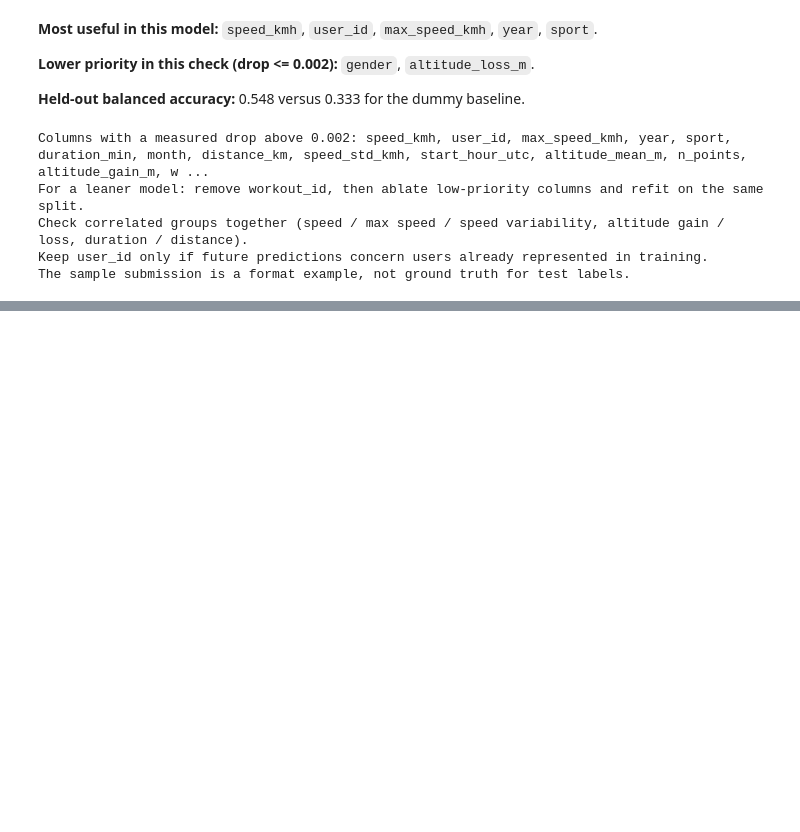
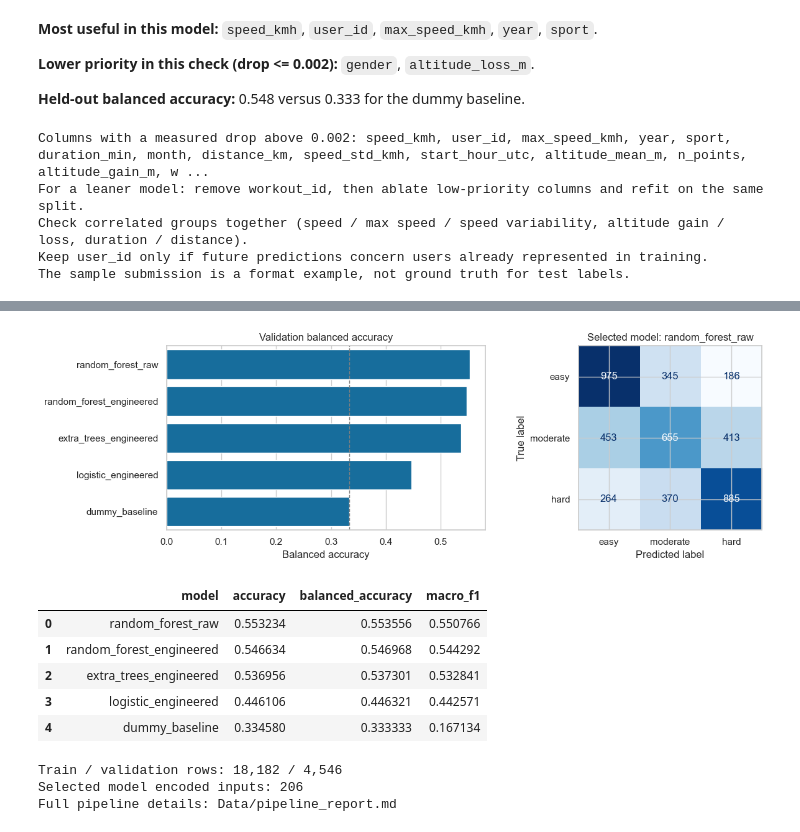
Before and after one commit to SachaKefif/Hackathon__intro_to_ML_21, a Jupyter notebook: Data/data_analysis.ipynb, the cells around one changed output, grey strips where cells are left out. Saved outputs shown, nothing was run; the diff lists cells and outputs as text; code cells hidden in the pictures; blank space fills up the shorter version.

```diff
--- a/Data/data_analysis.ipynb
+++ b/Data/data_analysis.ipynb
@@ -312,0 +318,32 @@ The sample submission is a format example, not ground truth for test labels.
+# %%
+import json
+from sklearn.metrics import ConfusionMatrixDisplay
+
+comparison = pd.read_csv(data_dir / "model_comparison.csv")
+metrics = json.loads((data_dir / "pipeline_metrics.json").read_text(encoding="utf-8"))
+fig, axes = plt.subplots(1, 2, figsize=(13, 4))
+sns.barplot(data=comparison, x="balanced_accuracy", y="model", ax=axes[0])
+axes[0].axvline(1 / 3, color="gray", linestyle="--", linewidth=1)
+axes[0].set(title="Validation balanced accuracy", xlabel="Balanced accuracy", ylabel="")
+ConfusionMatrixDisplay(np.array(metrics["confusion_matrix"]),
+                       display_labels=metrics["confusion_matrix_class_order"]).plot(
+    ax=axes[1], cmap="Blues", colorbar=False
+)
+axes[1].set_title(f"Selected model: {metrics['selected_model']}")
+plt.tight_layout()
+plt.show()
+display(comparison)
+print(f"Train / validation rows: {metrics['train_rows']:,} / {metrics['validation_rows']:,}")
+print(f"Selected model encoded inputs: {metrics['encoded_feature_count']}")
+print("Full pipeline details: Data/pipeline_report.md")
+# %% [output]
+[figure, added]
+|  | model | accuracy | balanced_accuracy | macro_f1 |
+| 0 | random_forest_raw | 0.553234 | 0.553556 | 0.550766 |
+| 1 | random_forest_engineered | 0.546634 | 0.546968 | 0.544292 |
+| 2 | extra_trees_engineered | 0.536956 | 0.537301 | 0.532841 |
+| 3 | logistic_engineered | 0.446106 | 0.446321 | 0.442571 |
+| 4 | dummy_baseline | 0.334580 | 0.333333 | 0.167134 |
+Train / validation rows: 18,182 / 4,546
+Selected model encoded inputs: 206
+Full pipeline details: Data/pipeline_report.md
```
Also changed, not shown: parts of 3 cells of this notebook, 18 other files.
